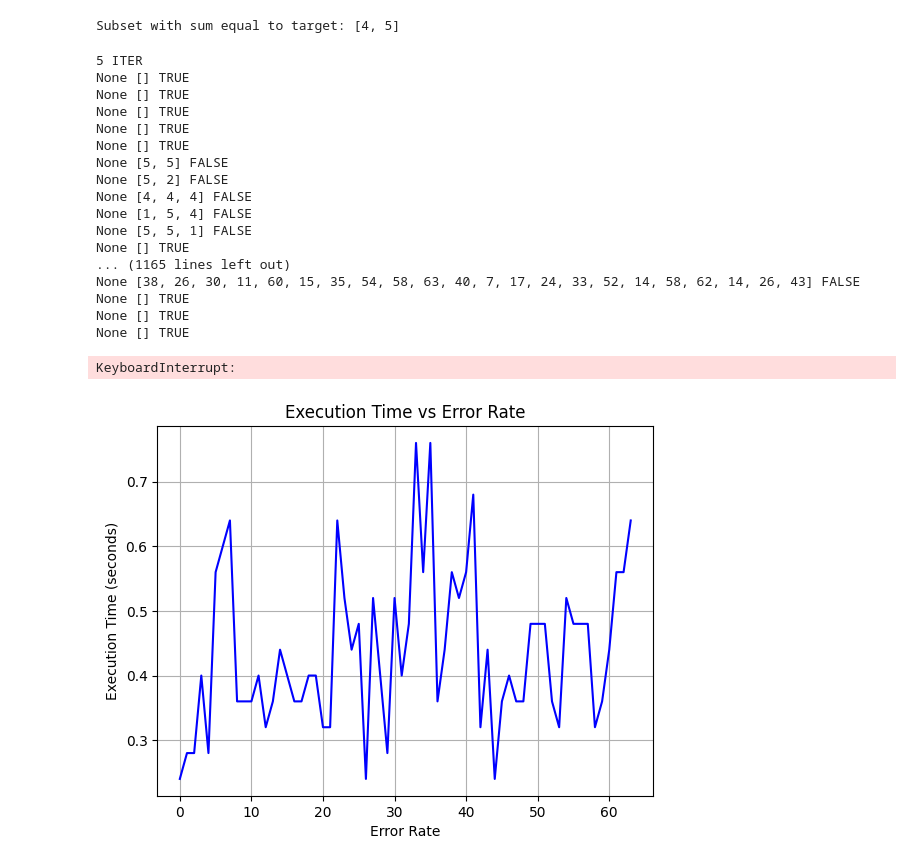
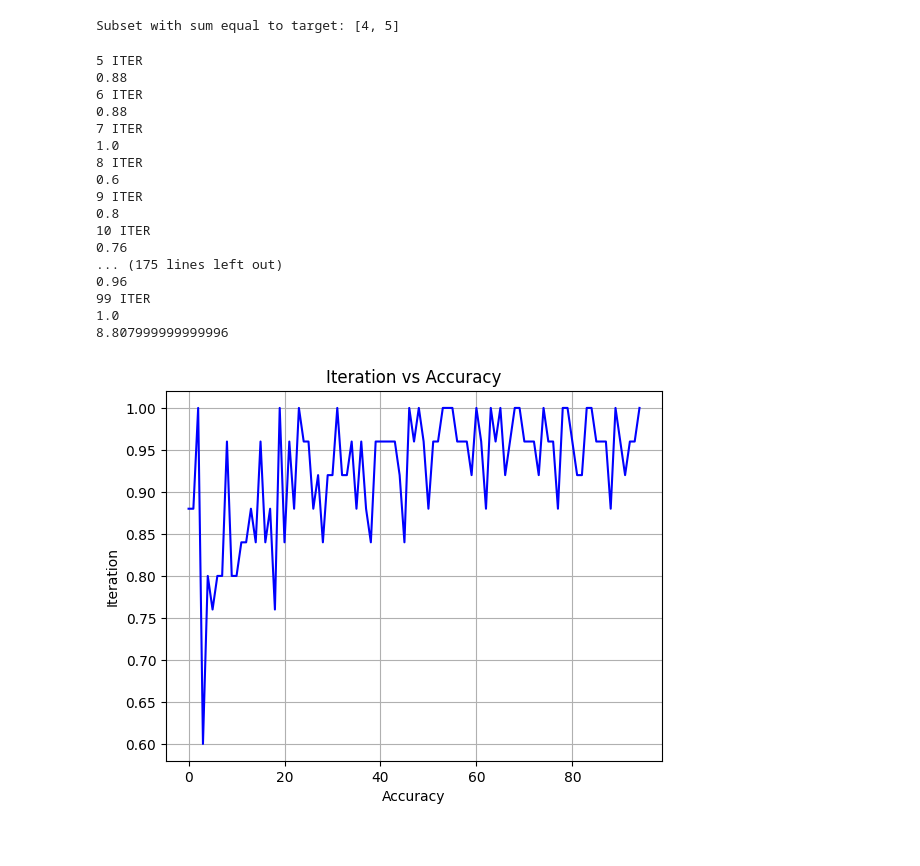
Before and after one commit to BcanTayiz/Computer-Science-Research, a Jupyter notebook: subset_sum.ipynb, the cells around one changed output. Saved outputs shown, nothing was run; the diff lists cells and outputs as text; code cells hidden in the pictures.

```diff
--- a/subset_sum.ipynb
+++ b/subset_sum.ipynb
@@ -84,7 +98,7 @@ error_rate = []
 index_rate = []
 
 
-for iter in range(5,1000):
+for iter in range(5,100):
     result_array = []
     print(iter,"ITER")
     start_loop = 5
@@ -110,48 +124,44 @@ for iter in range(5,1000):
         if result == None:
             if result_ground_truth == []:
                 result_array.append(True)
-                print(result,result_ground_truth,'TRUE')
             else:
                 result_array.append(False)
-                print(result,result_ground_truth,'FALSE')
         else:
             result_array.append(sum(result) == sum(result_ground_truth))
-    diff = abs(np.count_nonzero(result_array) - len(result_array))
-    total_diff = diff/(end_loop-start_loop)
-    # print(total_diff)
+    diff = abs(np.count_nonzero(result_array)/(end_loop-start_loop))
+    print(diff)
 
-    error_rate.append(total_diff)
+    error_rate.append(diff)
     index_rate.append(iter)
 
 print(sum(error_rate)/10)
 # %% [output]
 5 ITER
-None [] TRUE
-None [] TRUE
-None [] TRUE
-None [] TRUE
-None [] TRUE
-None [5, 5] FALSE
-None [5, 2] FALSE
-None [4, 4, 4] FALSE
-None [1, 5, 4] FALSE
-None [5, 5, 1] FALSE
-None [] TRUE
-... (1165 lines left out)
-None [38, 26, 30, 11, 60, 15, 35, 54, 58, 63, 40, 7, 17, 24, 33, 52, 14, 58, 62, 14, 26, 43] FALSE
-None [] TRUE
-None [] TRUE
-None [] TRUE
+0.88
+6 ITER
+0.88
+7 ITER
+1.0
+8 ITER
+0.6
+9 ITER
+0.8
+10 ITER
+0.76
+... (175 lines left out)
+0.96
+99 ITER
+1.0
+8.807999999999996
-KeyboardInterrupt:
 # %%
 # Plotting the complexity results
 import matplotlib.pyplot as plt
 plt.plot([i for i in range(len(error_rate))], error_rate, linestyle='-', color='b',label="values")
-#plt.plot([i for i in range(len(index_rate))], index_rate, linestyle='-', color='b',label="values")
-plt.xlabel('Error Rate')
-plt.ylabel('Execution Time (seconds)')
-plt.title('Execution Time vs Error Rate')
+# plt.plot([i for i in range(len(index_rate))], index_rate, linestyle='-', color='b',label="values")
+plt.xlabel('Accuracy')
+plt.ylabel('Iteration')
+plt.title('Iteration vs Accuracy')
 plt.grid(True)
 plt.show()
 # %% [output]
-[figure, old version]
+[figure, new version]
```
Also changed, not shown: parts of 7 cells of this notebook, 10 other files.
